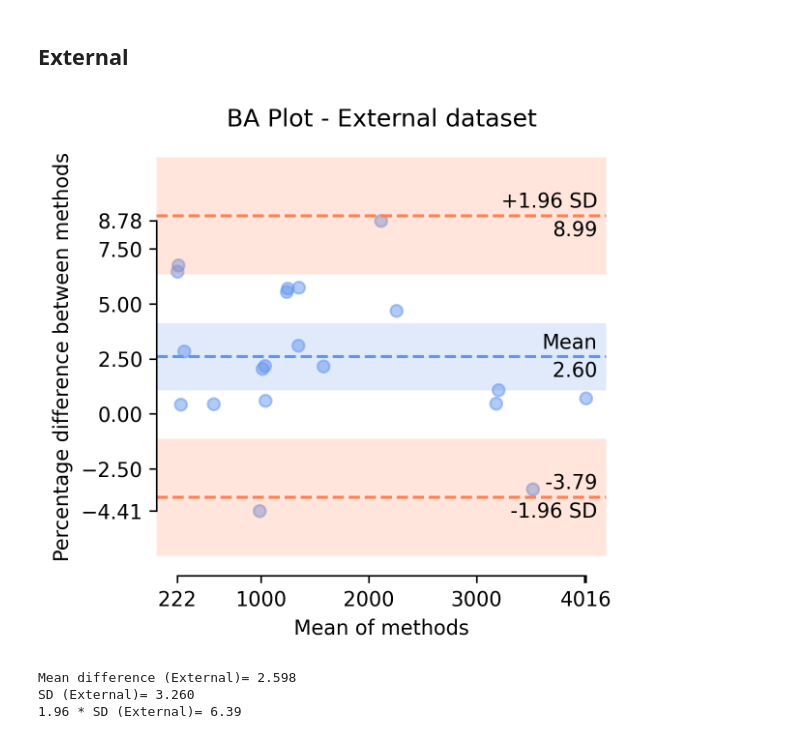
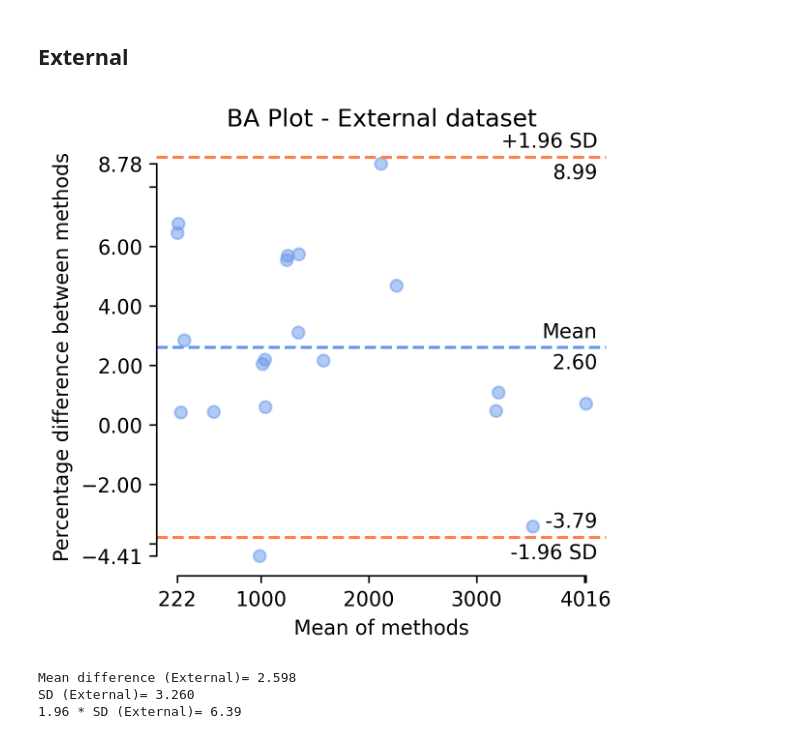
Before and after one commit to aksg87/adpkd-segmentation-pytorch, a Jupyter notebook: results/bland_altman.ipynb, the cells around one changed output. Drawn from its saved outputs; the diff is of its cells as text; code cells hidden in the pictures.

```diff
--- a/results/bland_altman.ipynb
+++ b/results/bland_altman.ipynb
@@ -254,14 +254,15 @@ Mean abs diff = 71.52075947952832
 # %%
 blandAltman(
     external_ds.TKV_GT,
     external_ds.TKV_Pred,
     percentage=True,
     title="BA Plot - External dataset",
     figureSize=figureSize,
-    dpi=figureDPI
+    dpi=figureDPI,
+    confidenceInterval=None
 )
 # %% [output]
-[figure, old version]
+[figure, new version]
 # %%
 mean = np.mean([external_ds.TKV_GT, external_ds.TKV_Pred], axis=0)
 diff = ((external_ds.TKV_GT - external_ds.TKV_Pred) / mean) * 100
```
Also changed, not shown: parts of 2 cells of this notebook.
